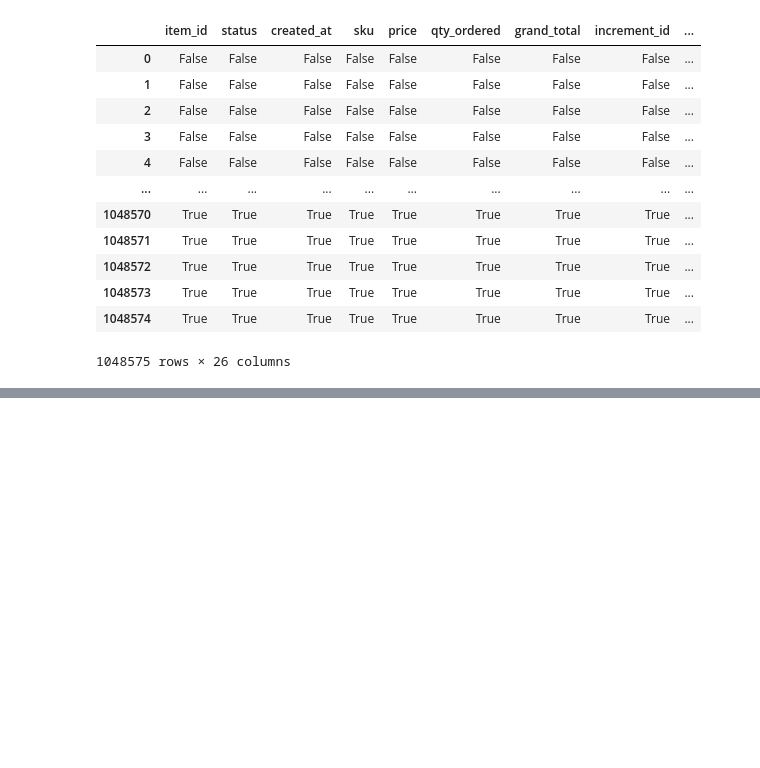
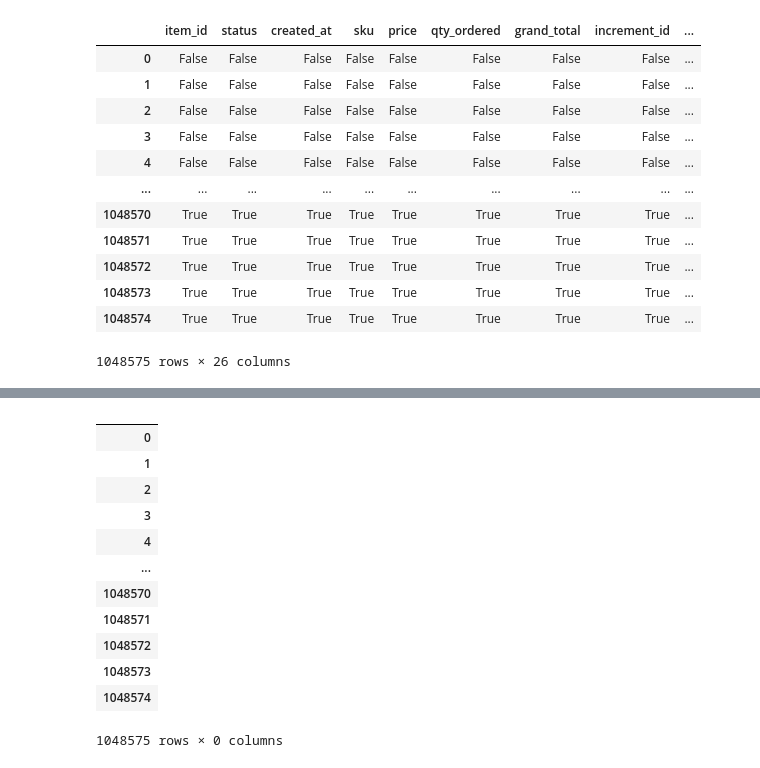
Before and after one commit to coders263-code/Data_Science_Journey, a Jupyter notebook: Pandas/Pandas_Advance.ipynb, the cells around one changed output, grey strips where cells are left out. Saved outputs shown, nothing was run; the diff lists cells and outputs as text; code cells hidden in the pictures; blank space fills up the shorter version.

```diff
--- a/Pandas/Pandas_Advance.ipynb
+++ b/Pandas/Pandas_Advance.ipynb
@@ -207,0 +239,16 @@ df.isnull()
+# %%
+df.dropna(axis=1)
+# %% [output]
+|  |
+| 0 |
+| 1 |
+| 2 |
+| 3 |
+| 4 |
+| ... |
+| 1048570 |
+| 1048571 |
+| 1048572 |
+| 1048573 |
+| 1048574 |
+1048575 rows × 0 columns
```
Also changed, not shown: parts of 5 cells of this notebook.
